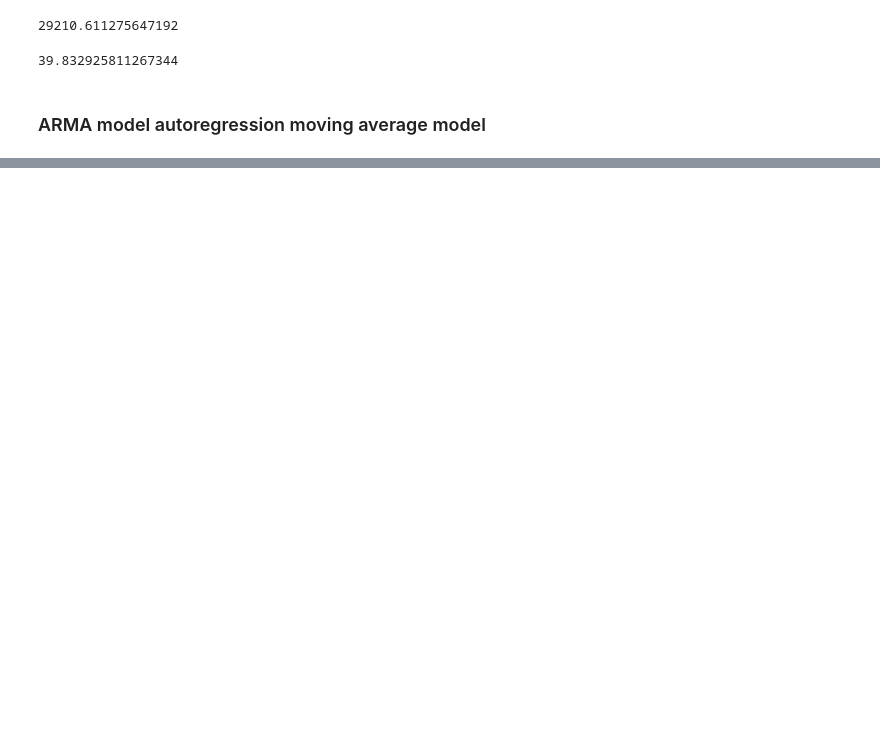
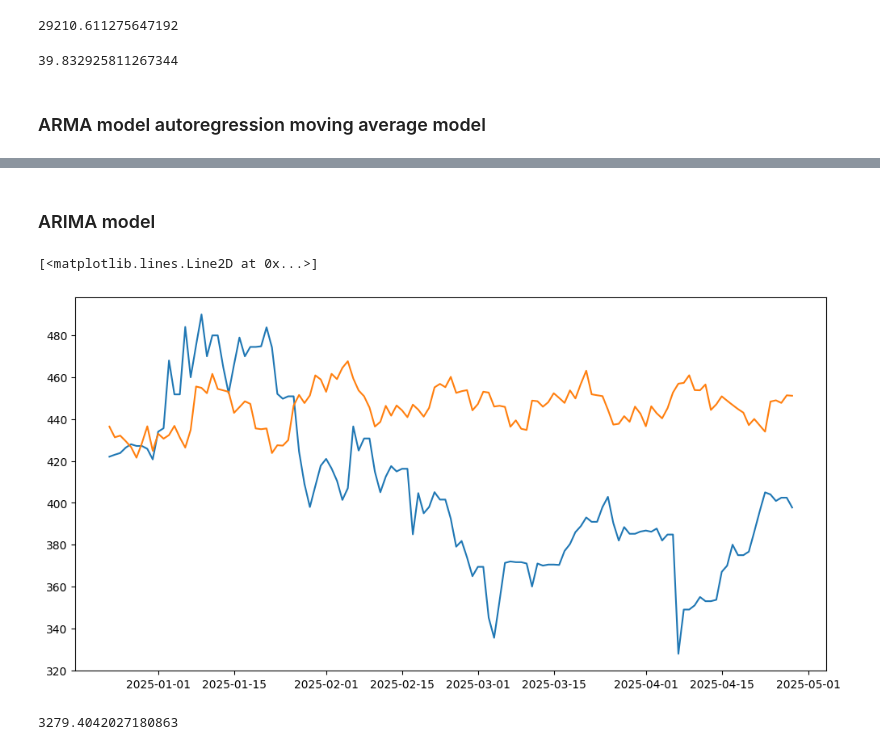
Before and after one commit to ShahidAzadd/Time-Series, a Jupyter notebook: arima_model.ipynb, the cells around one changed output, grey strips where cells are left out. Saved outputs shown, nothing was run; the diff lists cells and outputs as text; code cells hidden in the pictures; blank space fills up the shorter version.

```diff
--- a/arima_model.ipynb
+++ b/arima_model.ipynb
@@ -106,0 +113,24 @@ plt.plot(test_data.index,predictions,label='predictions')
+# %% [markdown]
+### ARIMA model
+# %%
+### ARMA model
+p = 60 # lag term taking into account
+q = 15 # Error term taking into account
+model = ARIMA(train_data, order=(p,1,q))
+model_fit = model.fit()
+predictions = model_fit.predict(
+    start = len(train_data),
+    end = len(train_data) +len(test_data)-1,
+    dynamic=False
+)
+
+plt.figure(figsize=(12,6))
+plt.plot(test_data.index,test_data,label='Test-data')
+plt.plot(test_data.index,predictions,label='predictions')
+# %% [output]
+[<matplotlib.lines.Line2D at 0x...>]
+[figure, added]
+# %%
+mean_squared_error(test_data, predictions)
+# %% [output]
+3279.4042027180863
```
Also changed, not shown: parts of 7 cells of this notebook.
